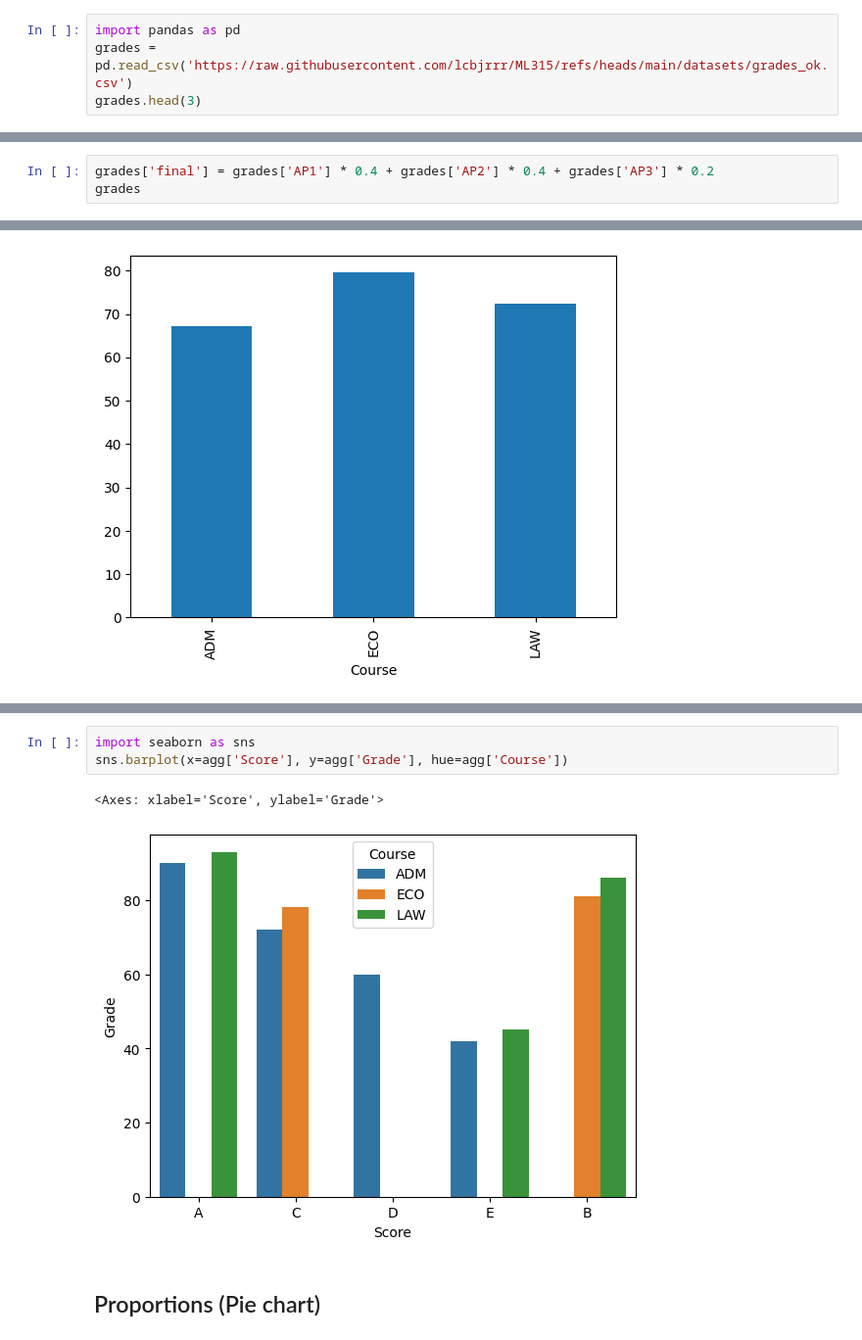
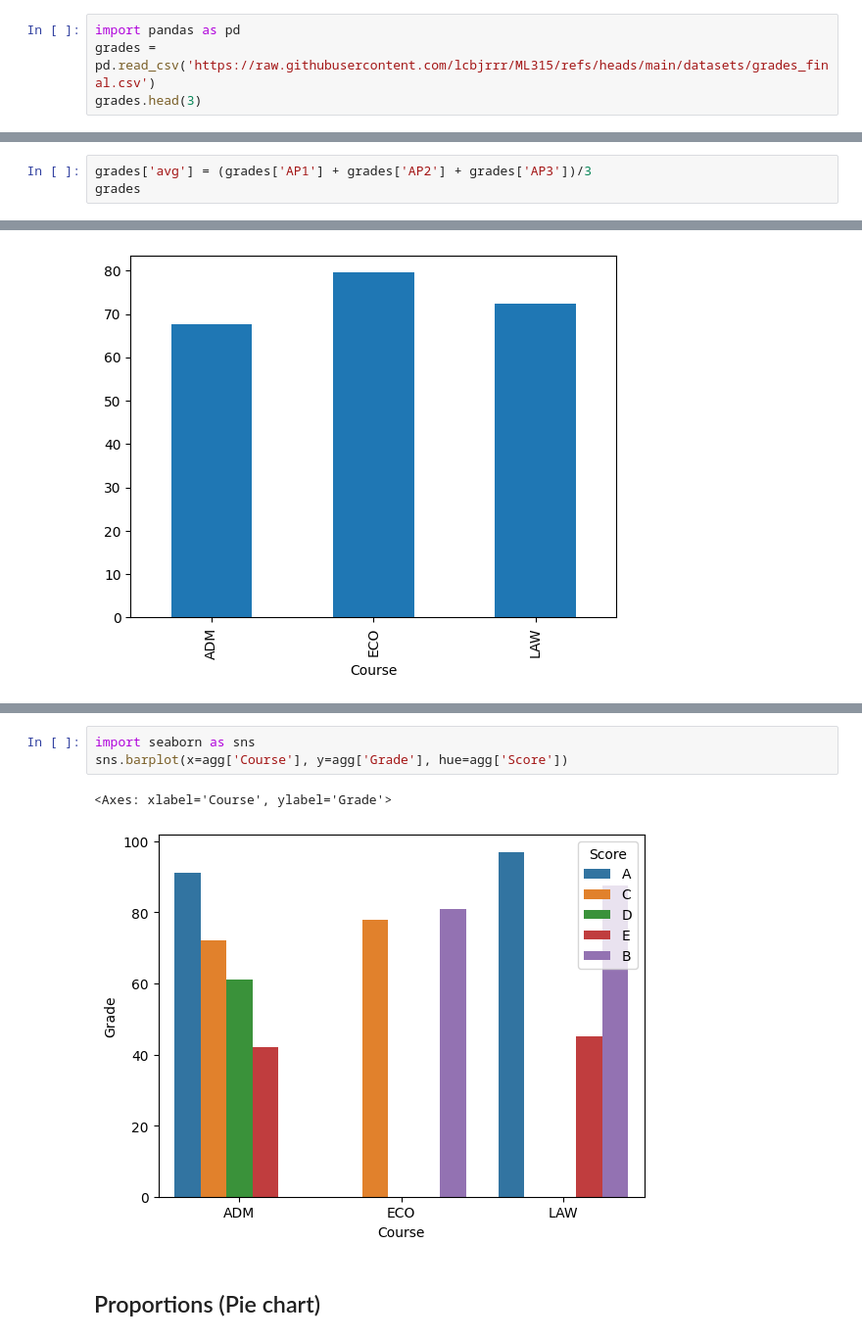
Before and after one commit to lcbjrrr/ML315, a Jupyter notebook: ML315_1_DataAna.ipynb, the cells around one changed output, grey strips where cells are left out. Shown at 98% size. Cells and saved outputs as stored; diff of their text form.

```diff
--- a/ML315_1_DataAna.ipynb
+++ b/ML315_1_DataAna.ipynb
@@ -9,6 +9,6 @@ Data analysis with Python is a powerful way to extract insights from data. Libra
 # %%
 import pandas as pd
-grades = pd.read_csv('https://raw.githubusercontent.com/lcbjrrr/ML315/refs/heads/main/datasets/grades_ok.csv')
+grades = pd.read_csv('https://raw.githubusercontent.com/lcbjrrr/ML315/refs/heads/main/datasets/grades_final.csv')
 grades.head(3)
 # %% [output]
 |  | Course | Student | AP1 | AP2 | AP3 | Grade | Score |
@@ -44,5 +44,5 @@ grades['AP1']
 dtype: int64
 # %%
-grades['final'] = grades['AP1'] * 0.4 + grades['AP2'] * 0.4 + grades['AP3'] * 0.2
+grades['avg'] = (grades['AP1'] + grades['AP2'] + grades['AP3'])/3
 grades
 # %% [output]
@@ -122,10 +130,10 @@ Name: Grade, dtype: float64
 | 8 | LAW | E | 45.0 |
 # %%
 import seaborn as sns
-sns.barplot(x=agg['Score'], y=agg['Grade'], hue=agg['Course'])
+sns.barplot(x=agg['Course'], y=agg['Grade'], hue=agg['Score'])
 # %% [output]
-<Axes: xlabel='Score', ylabel='Grade'>
+<Axes: xlabel='Course', ylabel='Grade'>
-[figure, old version]
+[figure, new version]
 # %% [markdown]
 ## Proportions (Pie chart)
 # %% [markdown]
```
Also changed, not shown: parts of 16 cells of this notebook.
